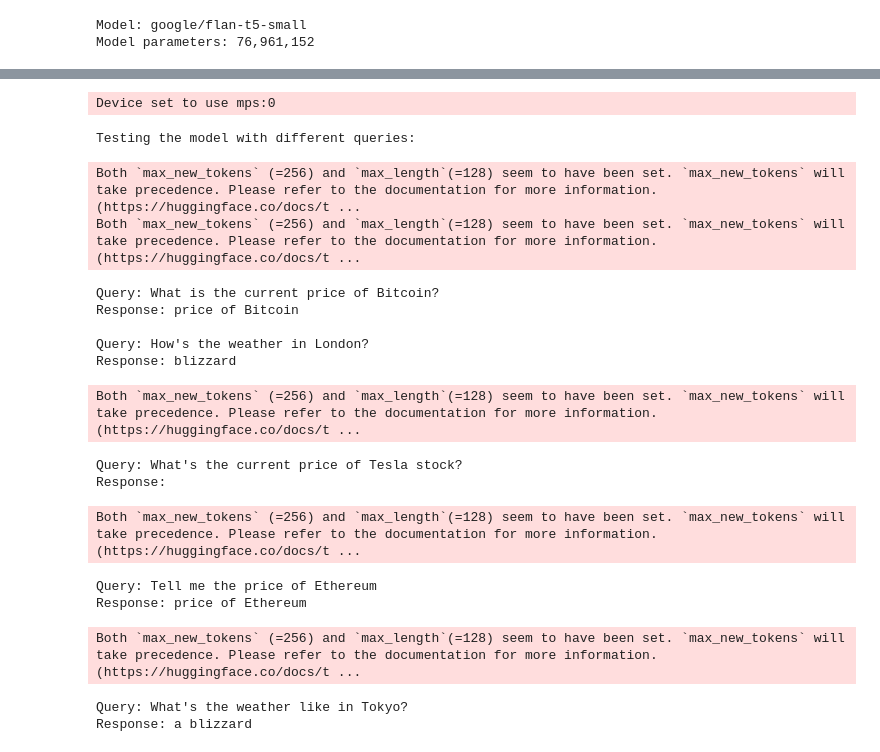
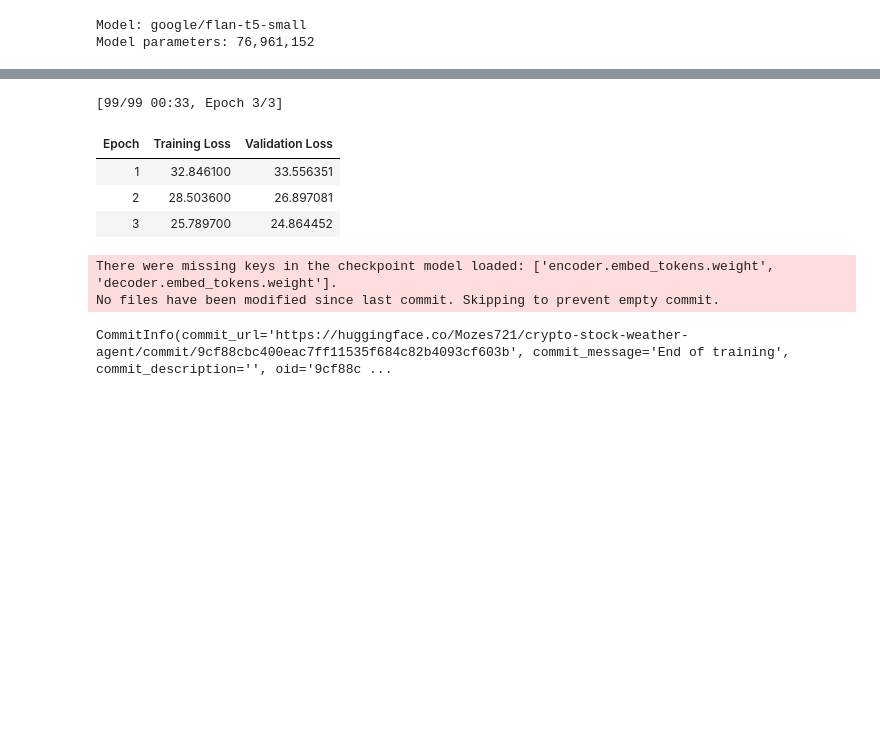
Before and after one commit to Mozes721/LlamaRAG, a Jupyter notebook: jupyter/fine-tunning.ipynb, the cells around one changed output, grey strips where cells are left out. Saved outputs shown, nothing was run; the diff lists cells and outputs as text; code cells hidden in the pictures; blank space fills up the shorter version.

Commit message:
fine tunning done for Q&A

```diff
--- a/jupyter/fine-tunning.ipynb
+++ b/jupyter/fine-tunning.ipynb
@@ -333,41 +313,37 @@ wandb-core(31022) MallocStackLogging: can't turn off malloc stack logging becaus
-# %%
-# Test the fine-tuned model
-from transformers import pipeline
-
-# Load the fine-tuned model from Hugging Face Hub
-model_id = "Mozes721/crypto-stock-weather-agent"
-generator = pipeline("text2text-generation", model=model_id)
-
-# Test examples
-test_queries = [
-    "What is the current price of Bitcoin?",
-    "How's the weather in London?",
-    "What's the current price of Tesla stock?",
-    "Tell me the price of Ethereum",
-    "What's the weather like in Tokyo?"
-]
-
-print("Testing the model with different queries:\n")
-for query in test_queries:
-    response = generator(query, max_length=128, num_return_sequences=1)
-    print(f"Query: {query}")
-    print(f"Response: {response[0]['generated_text']}\n")
-# %% [output]
-Device set to use mps:0
-Testing the model with different queries:
-Both `max_new_tokens` (=256) and `max_length`(=128) seem to have been set. `max_new_tokens` will take precedence. Please refer to the documentation for more information. (https://huggingface.co/docs/t ...
-Both `max_new_tokens` (=256) and `max_length`(=128) seem to have been set. `max_new_tokens` will take precedence. Please refer to the documentation for more information. (https://huggingface.co/docs/t ...
-Query: What is the current price of Bitcoin?
-Response: price of Bitcoin
-
-Query: How's the weather in London?
-Response: blizzard
-Both `max_new_tokens` (=256) and `max_length`(=128) seem to have been set. `max_new_tokens` will take precedence. Please refer to the documentation for more information. (https://huggingface.co/docs/t ...
-Query: What's the current price of Tesla stock?
-Response:
-Both `max_new_tokens` (=256) and `max_length`(=128) seem to have been set. `max_new_tokens` will take precedence. Please refer to the documentation for more information. (https://huggingface.co/docs/t ...
-Query: Tell me the price of Ethereum
-Response: price of Ethereum
-Both `max_new_tokens` (=256) and `max_length`(=128) seem to have been set. `max_new_tokens` will take precedence. Please refer to the documentation for more information. (https://huggingface.co/docs/t ...
-Query: What's the weather like in Tokyo?
-Response: a blizzard
+# %%
+# Create the trainer
+
+from transformers import (
+    Seq2SeqTrainer,
+    DataCollatorForSeq2Seq
+)
+
+data_collator = DataCollatorForSeq2Seq(tokenizer=tokenizer, model=model)
+
+trainer = Seq2SeqTrainer(
+    model=model,
+    args=training_args,
+    train_dataset=tokenized_train,
+    eval_dataset=tokenized_val,
+    tokenizer=tokenizer,
+    data_collator=data_collator,
+)
+
+# Start training
+trainer.train()
+
+# Save the model
+trainer.save_model("./results/flan-t5-small-finetuned")
+
+# Push to Hub (this is automatic because we set push_to_hub=True in training_args)
+# But we can also do it manually:
+trainer.push_to_hub()
+# %% [output]
+[99/99 00:33, Epoch 3/3]
+| Epoch | Training Loss | Validation Loss |
+| 1 | 32.846100 | 33.556351 |
+| 2 | 28.503600 | 26.897081 |
+| 3 | 25.789700 | 24.864452 |
+There were missing keys in the checkpoint model loaded: ['encoder.embed_tokens.weight', 'decoder.embed_tokens.weight'].
+No files have been modified since last commit. Skipping to prevent empty commit.
+CommitInfo(commit_url='https://huggingface.co/Mozes721/crypto-stock-weather-agent/commit/9cf88cbc400eac7ff11535f684c82b4093cf603b', commit_message='End of training', commit_description='', oid='9cf88c ...
```
Also changed, not shown: parts of 8 cells of this notebook, 5 other files.
